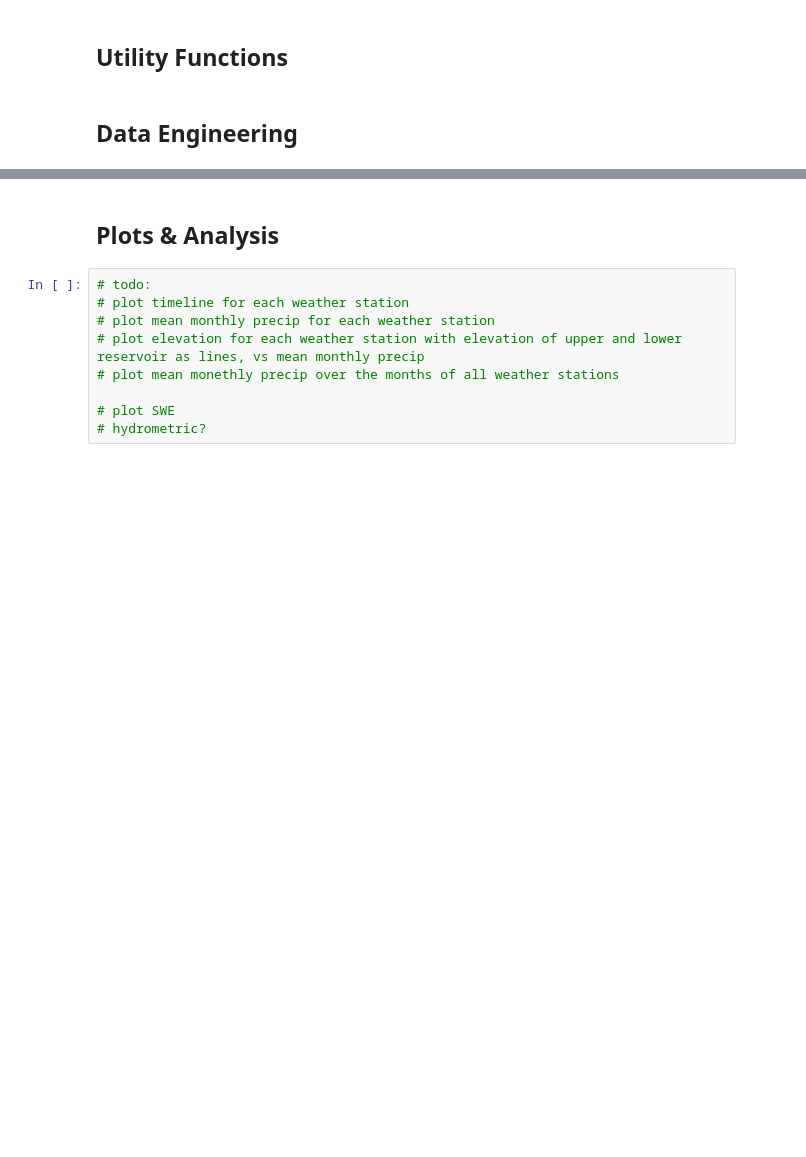
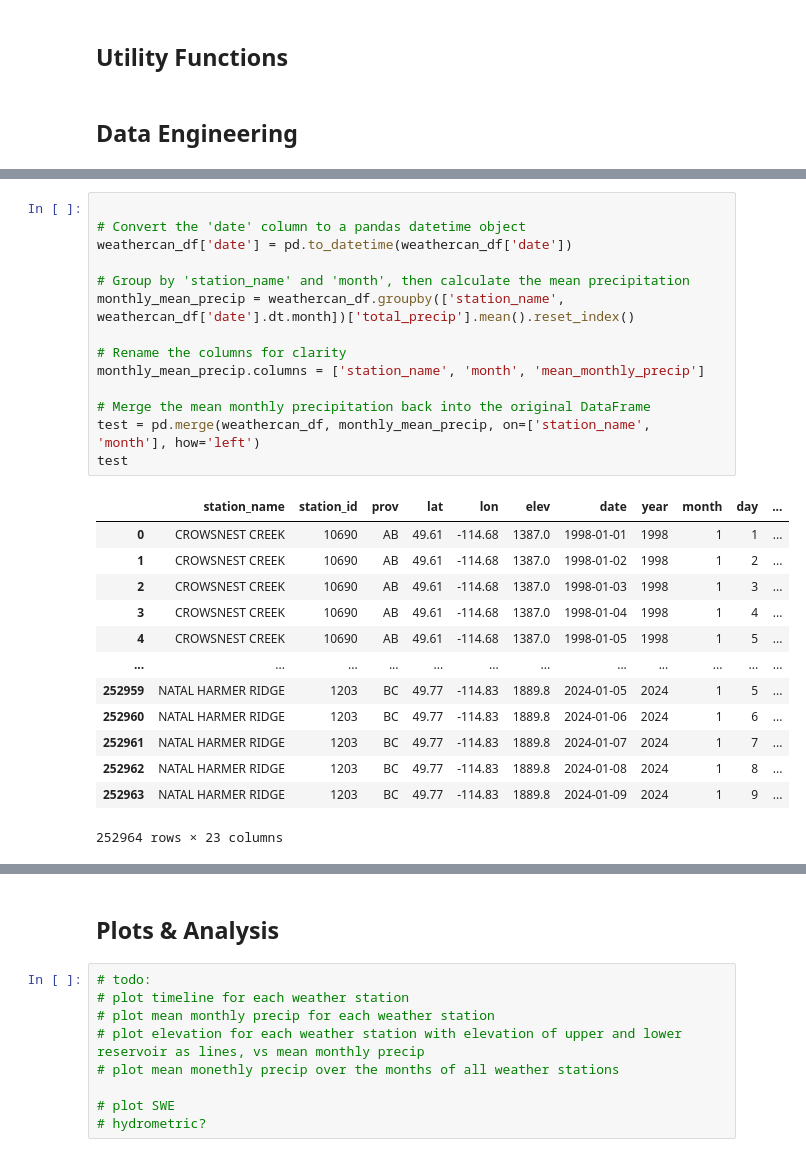
Before and after one commit to moniquebeaulieu/TM_PHES, a Jupyter notebook: EDA.ipynb, the cells around one changed output, grey strips where cells are left out. Cells and saved outputs as stored; diff of their text form; blank space fills up the shorter version.

```diff
--- a/EDA.ipynb
+++ b/EDA.ipynb
@@ -27,0 +101,28 @@ from datetime import datetime, timedelta
+# %%
+
+# Convert the 'date' column to a pandas datetime object
+weathercan_df['date'] = pd.to_datetime(weathercan_df['date'])
+
+# Group by 'station_name' and 'month', then calculate the mean precipitation
+monthly_mean_precip = weathercan_df.groupby(['station_name', weathercan_df['date'].dt.month])['total_precip'].mean().reset_index()
+
+# Rename the columns for clarity
+monthly_mean_precip.columns = ['station_name', 'month', 'mean_monthly_precip']
+
+# Merge the mean monthly precipitation back into the original DataFrame
+test = pd.merge(weathercan_df, monthly_mean_precip, on=['station_name', 'month'], how='left')
+test
+# %% [output]
+|  | station_name | station_id | prov | lat | lon | elev | date | year | month | day | ... |
+| 0 | CROWSNEST CREEK | 10690 | AB | 49.61 | -114.68 | 1387.0 | 1998-01-01 | 1998 | 1 | 1 | ... |
+| 1 | CROWSNEST CREEK | 10690 | AB | 49.61 | -114.68 | 1387.0 | 1998-01-02 | 1998 | 1 | 2 | ... |
+| 2 | CROWSNEST CREEK | 10690 | AB | 49.61 | -114.68 | 1387.0 | 1998-01-03 | 1998 | 1 | 3 | ... |
+| 3 | CROWSNEST CREEK | 10690 | AB | 49.61 | -114.68 | 1387.0 | 1998-01-04 | 1998 | 1 | 4 | ... |
+| 4 | CROWSNEST CREEK | 10690 | AB | 49.61 | -114.68 | 1387.0 | 1998-01-05 | 1998 | 1 | 5 | ... |
+| ... | ... | ... | ... | ... | ... | ... | ... | ... | ... | ... | ... |
+| 252959 | NATAL HARMER RIDGE | 1203 | BC | 49.77 | -114.83 | 1889.8 | 2024-01-05 | 2024 | 1 | 5 | ... |
+| 252960 | NATAL HARMER RIDGE | 1203 | BC | 49.77 | -114.83 | 1889.8 | 2024-01-06 | 2024 | 1 | 6 | ... |
+| 252961 | NATAL HARMER RIDGE | 1203 | BC | 49.77 | -114.83 | 1889.8 | 2024-01-07 | 2024 | 1 | 7 | ... |
+| 252962 | NATAL HARMER RIDGE | 1203 | BC | 49.77 | -114.83 | 1889.8 | 2024-01-08 | 2024 | 1 | 8 | ... |
+| 252963 | NATAL HARMER RIDGE | 1203 | BC | 49.77 | -114.83 | 1889.8 | 2024-01-09 | 2024 | 1 | 9 | ... |
+252964 rows × 23 columns
```
Also changed, not shown: parts of 13 cells of this notebook.
